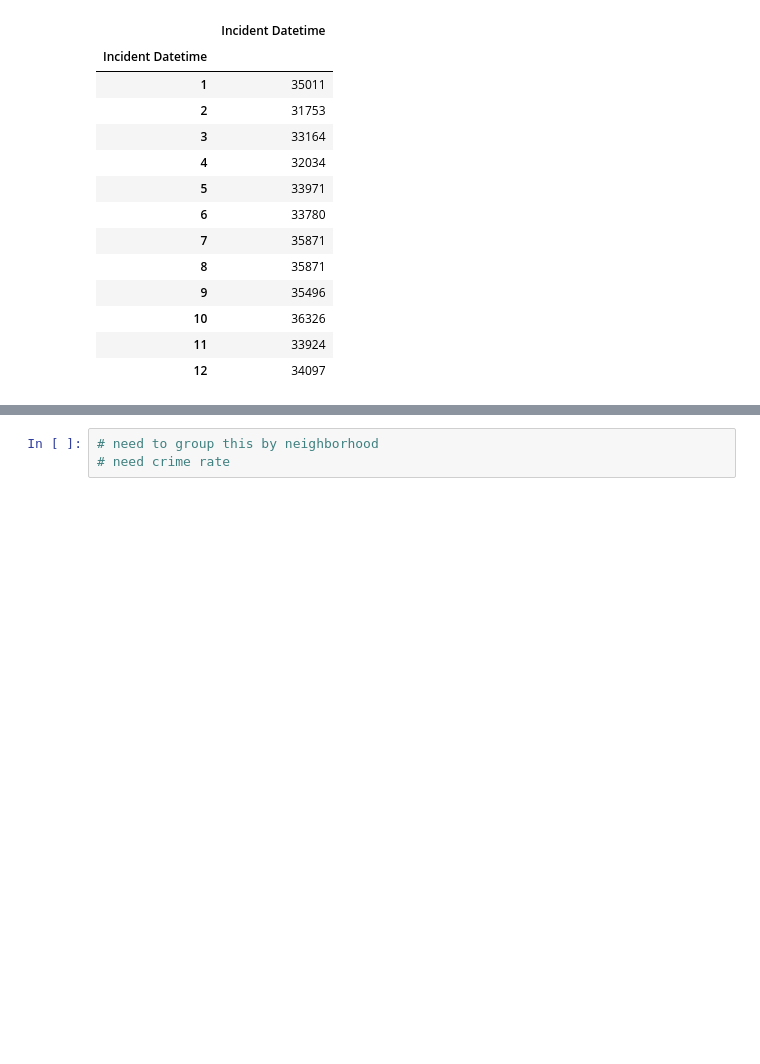
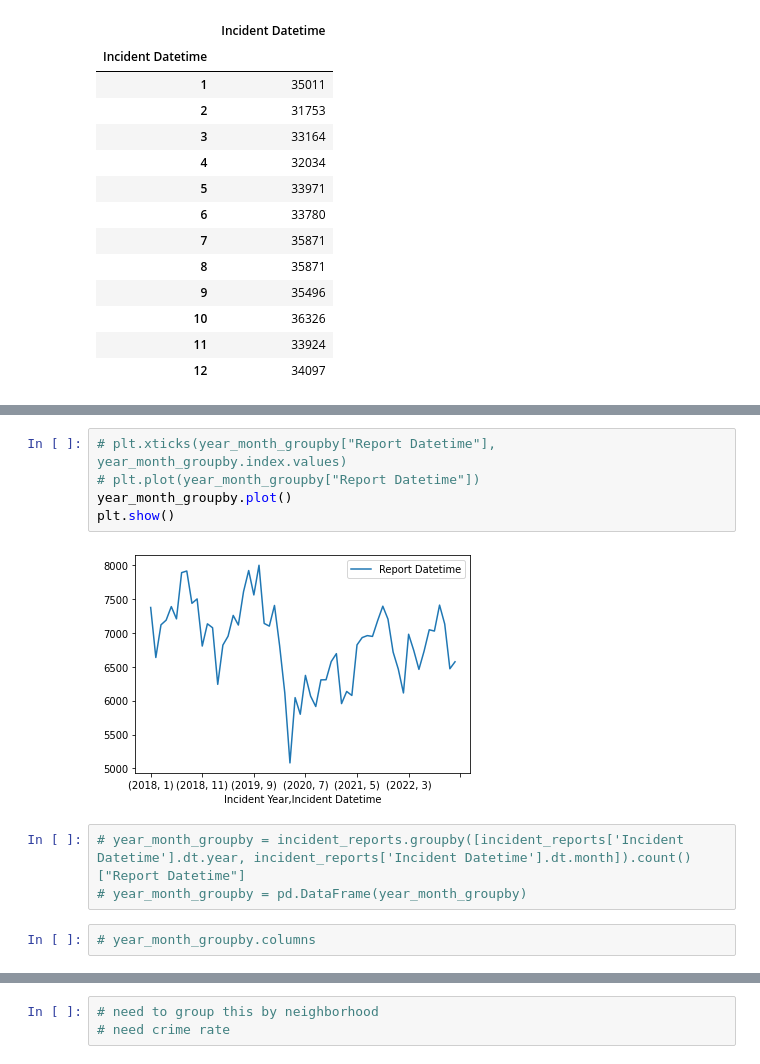
Before and after one commit to ahmed-saleem916/Virtual-Reality-, a Jupyter notebook: regression_prep.ipynb, the cells around one changed output, grey strips where cells are left out. Drawn from its saved outputs; the diff is of its cells as text; blank space fills up the shorter version.

```diff
--- a/regression_prep.ipynb
+++ b/regression_prep.ipynb
@@ -138,4 +140,16 @@ year_month_groupby
 |  | 10 | 7130 |
 |  | 11 | 6470 |
 |  | 12 | 6573 |
+# %%
+# plt.xticks(year_month_groupby["Report Datetime"], year_month_groupby.index.values)
+# plt.plot(year_month_groupby["Report Datetime"])
+year_month_groupby.plot()
+plt.show()
+# %% [output]
+[figure, added]
+# %%
+# year_month_groupby = incident_reports.groupby([incident_reports['Incident Datetime'].dt.year, incident_reports['Incident Datetime'].dt.month]).count()["Report Datetime"]
+# year_month_groupby = pd.DataFrame(year_month_groupby)
+# %%
+# year_month_groupby.columns
 # %%
```
Also changed, not shown: parts of 6 cells of this notebook, 2 other files.
